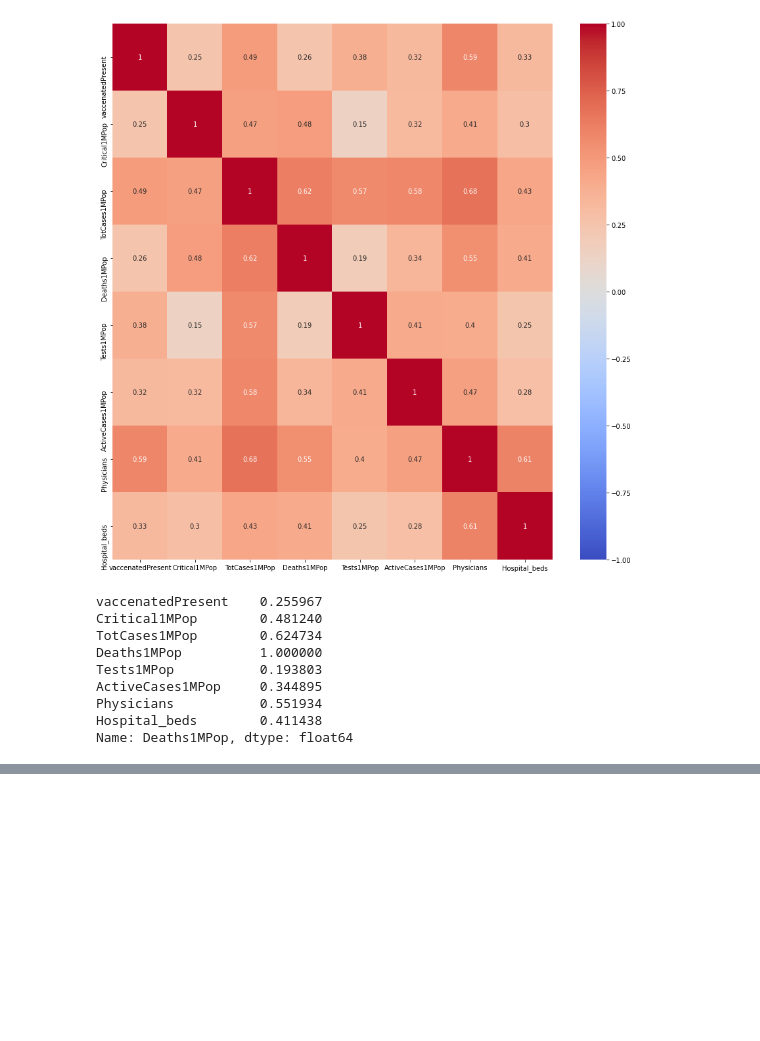
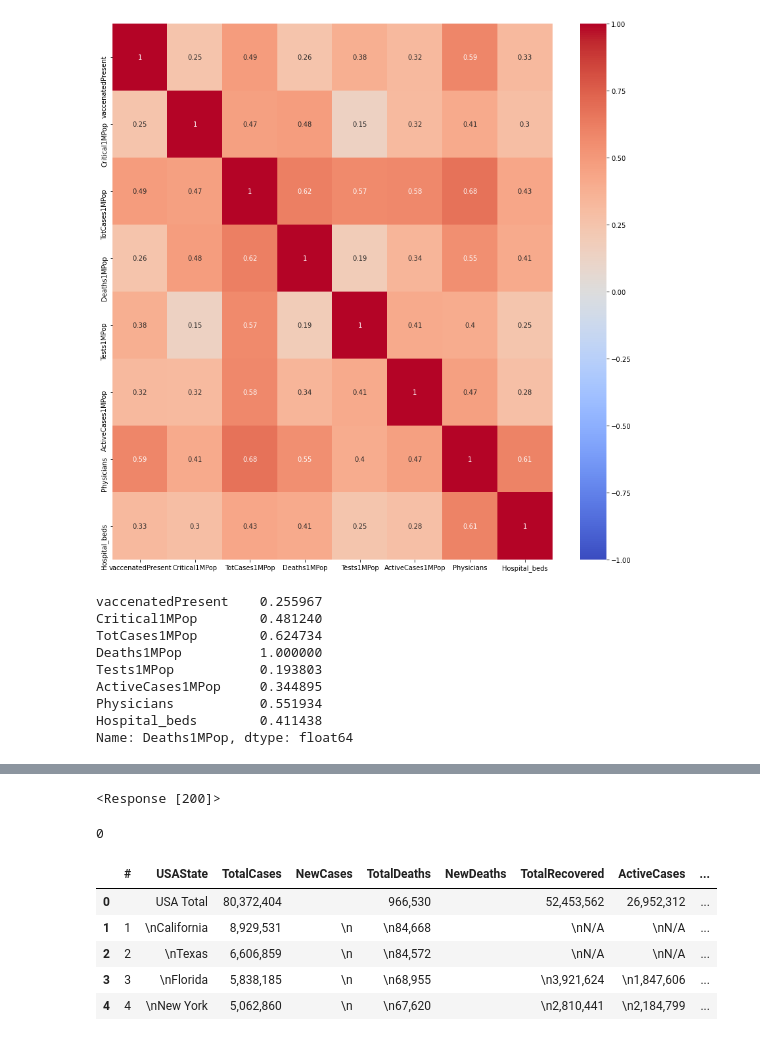
Before and after one commit to yeelacitron/Data-science-project, a Jupyter notebook: web scraping project.ipynb, the cells around one changed output, grey strips where cells are left out. Cells and saved outputs as stored; diff of their text form; code cells hidden in the pictures; blank space fills up the shorter version.

```diff
--- a/web scraping project.ipynb
+++ b/web scraping project.ipynb
@@ -1429,0 +1496,38 @@ NameError: name 'rmse_val' is not defined
+# %%
+url = "https://www.worldometers.info/coronavirus/country/us/"
+
+res = requests.get(url)
+soup = bs(res.content, 'html.parser')
+
+table_data = soup.select_one('#usa_table_countries_today')
+
+res
+# %% [output]
+<Response [200]>
+# %%
+headers = []
+for i in table_data.find_all('th'):
+    title = i.text
+    headers.append(title)
+
+
+df6 = pd.DataFrame(columns = headers)
+
+df6.shape
+len(df6)
+# %% [output]
+0
+# %%
+for j in table_data.find_all('tr')[1:]:
+        row_data = j.find_all('td')
+        row = [tr.text for tr in row_data]
+        length = len(df6)
+        df6 = df6.append(pd.Series(row, index=df6.columns[:len(row)]), ignore_index=True)
+df6.head()
+# %% [output]
+|  | # | USAState | TotalCases | NewCases | TotalDeaths | NewDeaths | TotalRecovered | ActiveCases | ... |
+| 0 |  | USA Total | 80,372,404 |  | 966,530 |  | 52,453,562 | 26,952,312 | ... |
+| 1 | 1 | \nCalifornia | 8,929,531 | \n | \n84,668 |  | \nN/A | \nN/A | ... |
+| 2 | 2 | \nTexas | 6,606,859 | \n | \n84,572 |  | \nN/A | \nN/A | ... |
+| 3 | 3 | \nFlorida | 5,838,185 | \n | \n68,955 |  | \n3,921,624 | \n1,847,606 | ... |
+| 4 | 4 | \nNew York | 5,062,860 | \n | \n67,620 |  | \n2,810,441 | \n2,184,799 | ... |
```
Also changed, not shown: parts of 20 cells of this notebook.
